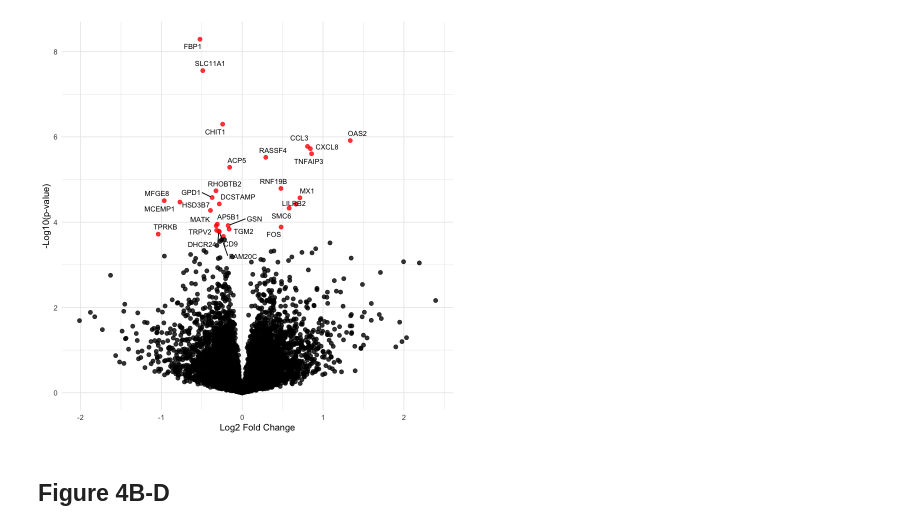
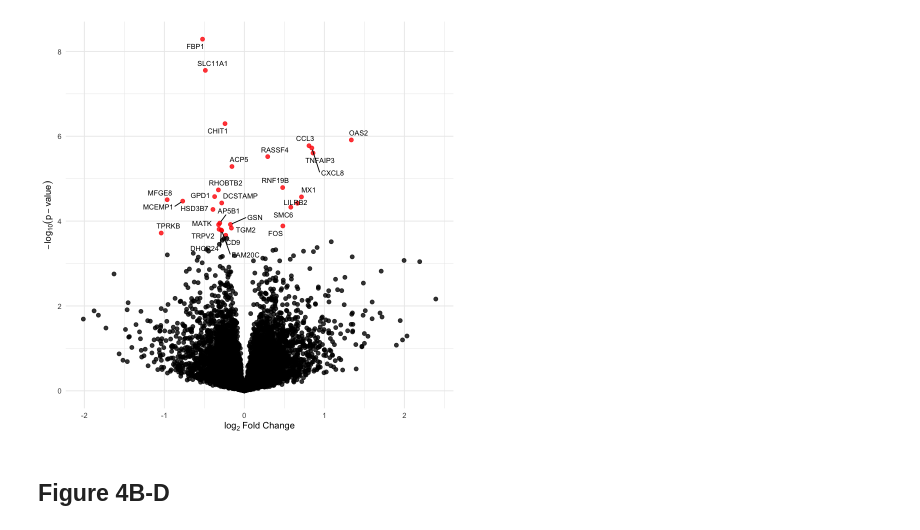
Before and after one commit to Alector-BIO/llm2geneset, a Jupyter notebook: notebooks/fig4.ipynb, the cells around one changed output. Drawn from its saved outputs; the diff is of its cells as text; code cells hidden in the pictures.

```diff
--- a/notebooks/fig4.ipynb
+++ b/notebooks/fig4.ipynb
@@ -20,28 +20,28 @@ df$Significant <- ifelse((df$padj < 0.1) & (abs(df$log2FoldChange) > 0), "red",
 # %%
 # Create the volcano plot with -log10(padj)
 fig <- ggplot(df, aes(x = log2FoldChange, y = -log10(pvalue))) +
   geom_point(aes(color = Significant), alpha = 0.8, size = 2) +  # Add points with color based on significance
   scale_color_manual(values = c("red" = "red", "black" = "black")) +  # Set color manually
   geom_text_repel(
     data = subset(df, (padj < 0.1) & abs(log2FoldChange) > 0),
     aes(label = gene),
     size = 3,
     box.padding = 0.3,
     point.padding = 0.2,
     max.overlaps = Inf
   ) +  # Add gene names to significant points
   theme_minimal() +  # Use a minimal theme
   labs(
-    x = "Log2 Fold Change",
-    y = "-Log10(p-value)",
+    x = expression(log[2]~"Fold Change"),
+    y = expression(-log[10](p-value)),
   ) +  # Label axes and title
   theme(
     legend.position = "none"
   )  # Remove legend
 
 fig
 # %% [output]
-[figure, old version]
+[figure, new version]
 # %%
 ggsave(fig, file="figures/fig4a.pdf", width=5, height=5)
 # %% [markdown]
```
Also changed, not shown: parts of 3 cells of this notebook, 1 other file.
